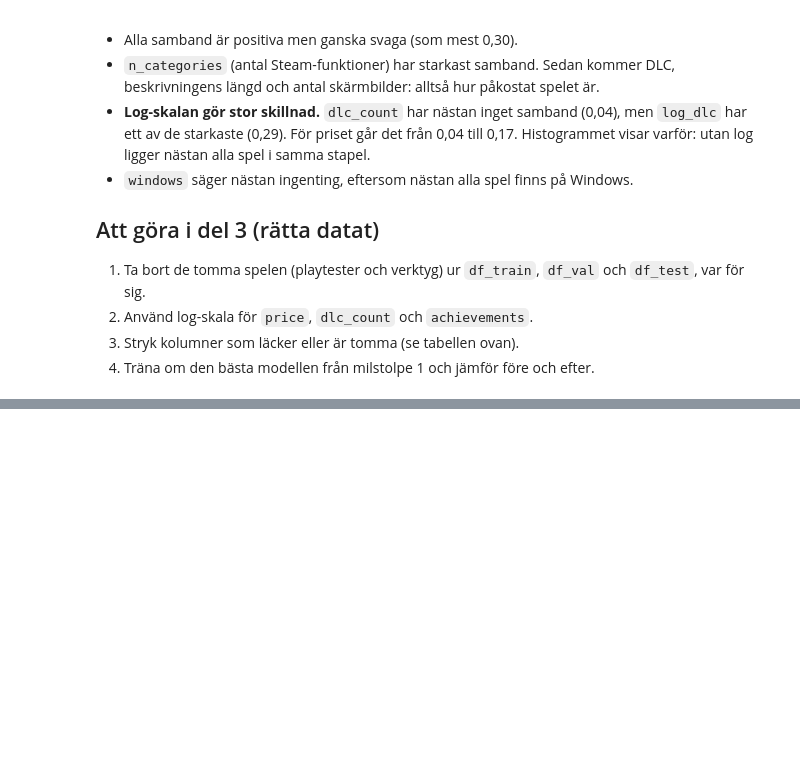
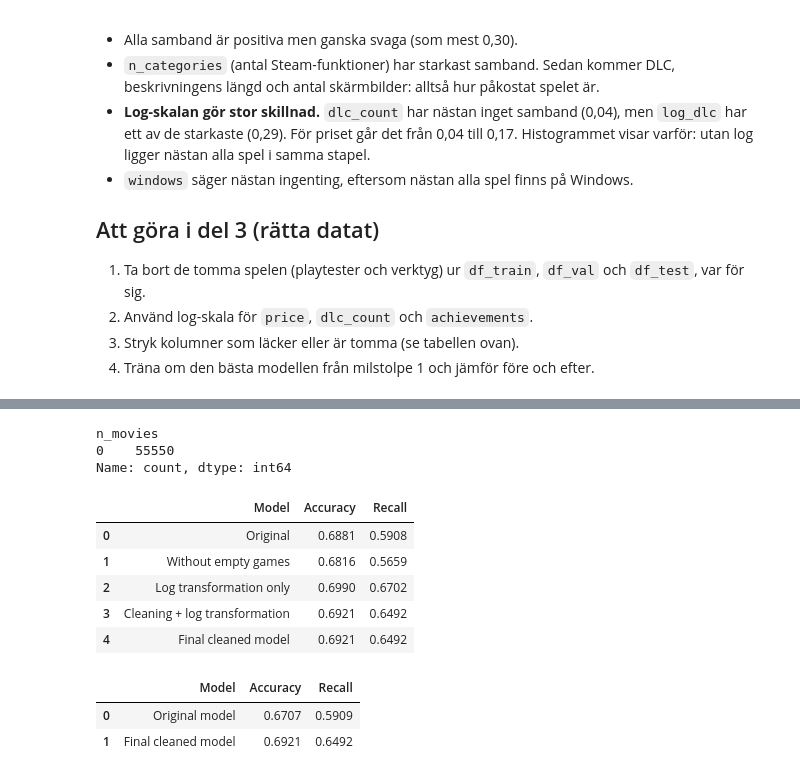
Before and after one commit to Mikyli3/Streamlit_Project, a Jupyter notebook: notebooks/02_know_the_data.ipynb, the cells around one changed output, grey strips where cells are left out. Saved outputs shown, nothing was run; the diff lists cells and outputs as text; code cells hidden in the pictures; blank space fills up the shorter version.

```diff
--- a/notebooks/02_know_the_data.ipynb
+++ b/notebooks/02_know_the_data.ipynb
@@ -327,0 +598,11 @@ plt.show()
+# %%
+results.append({
+    "Model": "Log transformation only",
+    **train_model(
+        train_original,
+        val_original,
+        log_features
+    )
+})
+
+pd.DataFrame(results).round(4)
@@ -327,0 +631,53 @@ plt.show()
+# %%
+print(train_clean["n_movies"].value_counts())
+
+final_features = [
+    f for f in log_features
+    if f != "n_movies"
+]
+
+results.append({
+    "Model": "Final cleaned model",
+    **train_model(
+        train_clean,
+        val_clean,
+        final_features
+    )
+})
+
+pd.DataFrame(results).round(4)
+# %% [output]
+n_movies
+0    55550
+Name: count, dtype: int64
+|  | Model | Accuracy | Recall |
+| 0 | Original | 0.6881 | 0.5908 |
+| 1 | Without empty games | 0.6816 | 0.5659 |
+| 2 | Log transformation only | 0.6990 | 0.6702 |
+| 3 | Cleaning + log transformation | 0.6921 | 0.6492 |
+| 4 | Final cleaned model | 0.6921 | 0.6492 |
+# %%
+fair_comparison = pd.DataFrame([
+    {
+        "Model": "Original model",
+        **train_model(
+            train_original,
+            val_clean,
+            original_features
+        )
+    },
+    {
+        "Model": "Final cleaned model",
+        **train_model(
+            train_clean,
+            val_clean,
+            final_features
+        )
+    }
+])
+
+fair_comparison.round(4)
+# %% [output]
+|  | Model | Accuracy | Recall |
+| 0 | Original model | 0.6707 | 0.5909 |
+| 1 | Final cleaned model | 0.6921 | 0.6492 |
```
Also changed, not shown: parts of 14 cells of this notebook.
